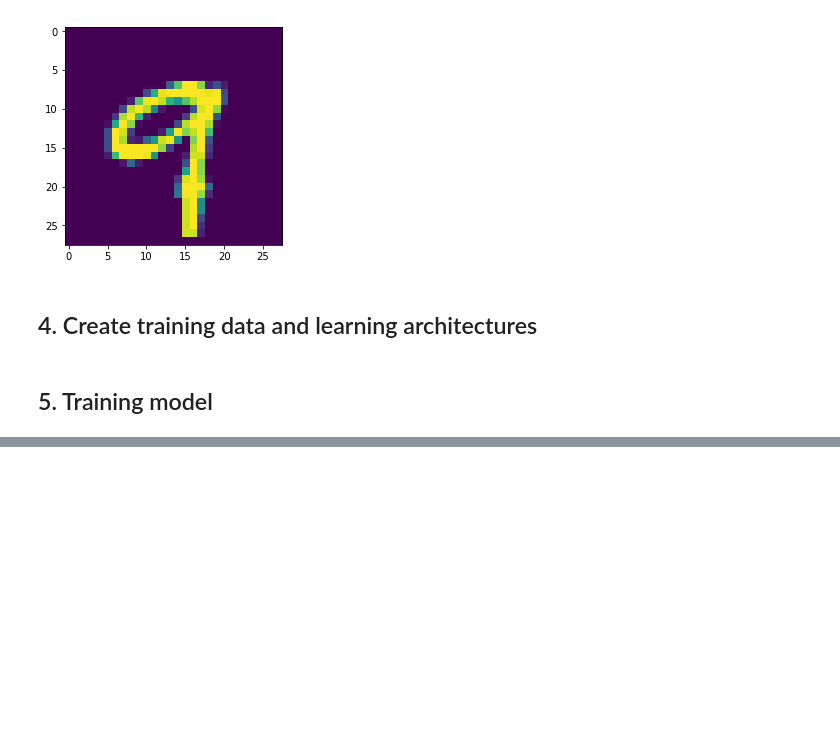
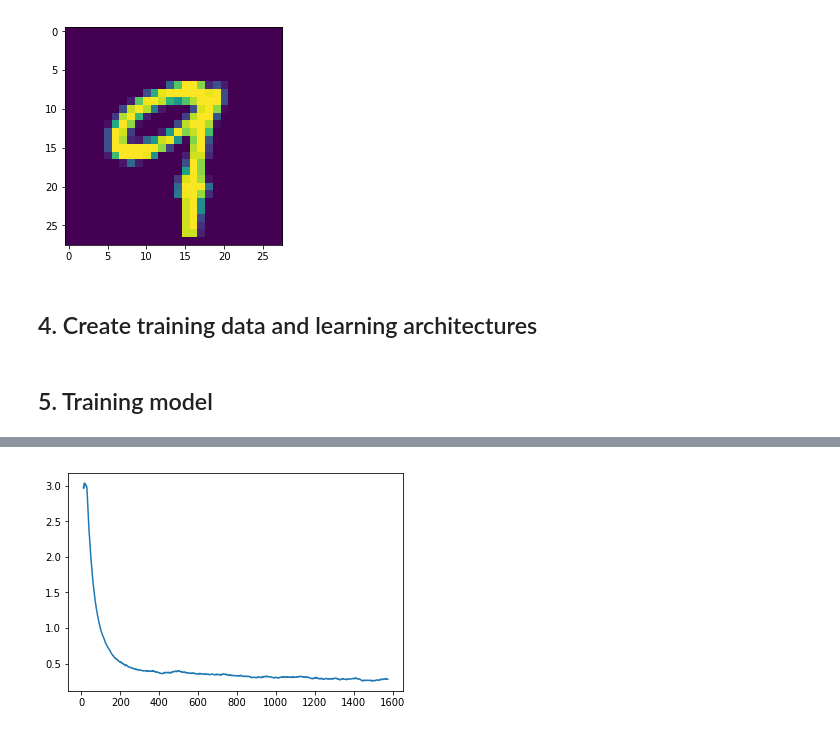
Before and after one commit to zjgpf/Digit-Recoganizer, a Jupyter notebook: DigitRecognizer_v2.ipynb, the cells around one changed output, grey strips where cells are left out. Cells and saved outputs as stored; diff of their text form; code cells hidden in the pictures; blank space fills up the shorter version.

```diff
--- a/DigitRecognizer_v2.ipynb
+++ b/DigitRecognizer_v2.ipynb
@@ -114,0 +123,3 @@ learn = ConvLearner.pretrained(arch,data)
+# %%
+lr = 1e-2
+learn.fit(lr,3,cycle_len = 1)
@@ -114,0 +144,4 @@ learn = ConvLearner.pretrained(arch,data)
+# %%
+learn.sched.plot_loss()
+# %% [output]
+[figure, added]
```
Also changed, not shown: parts of 22 cells of this notebook.
